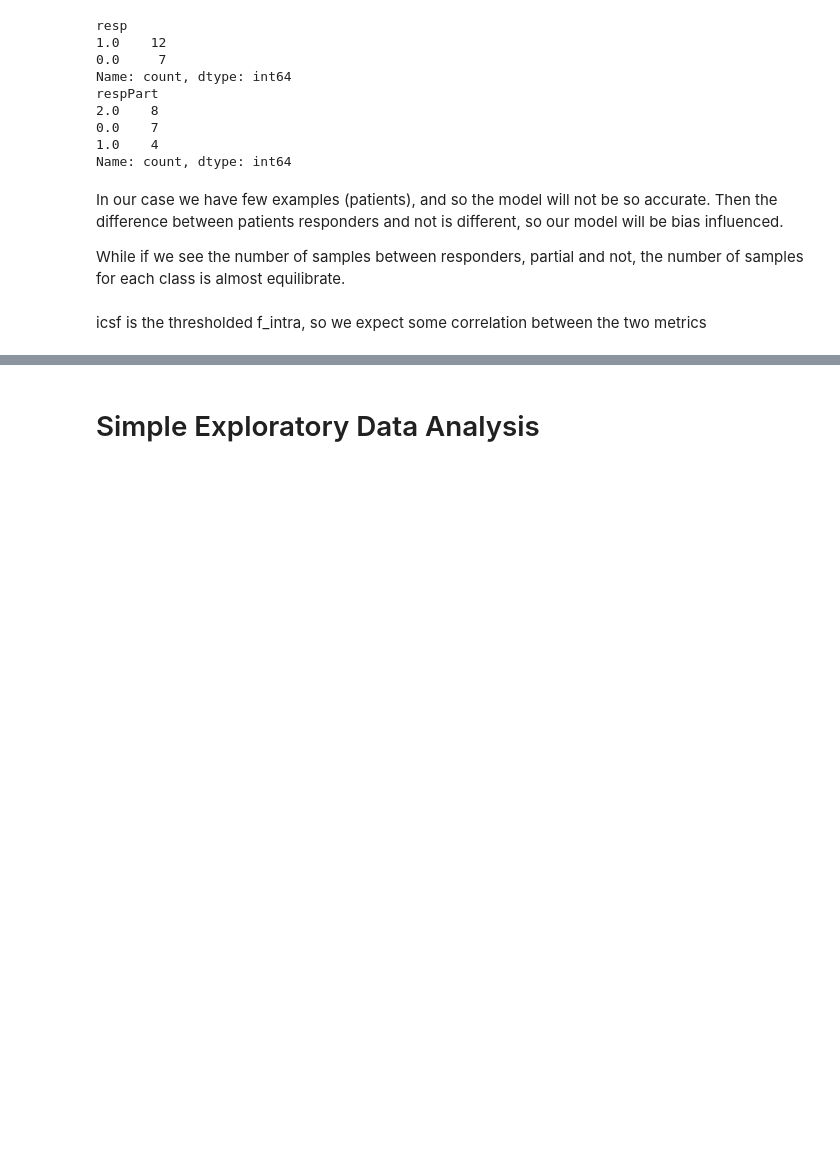
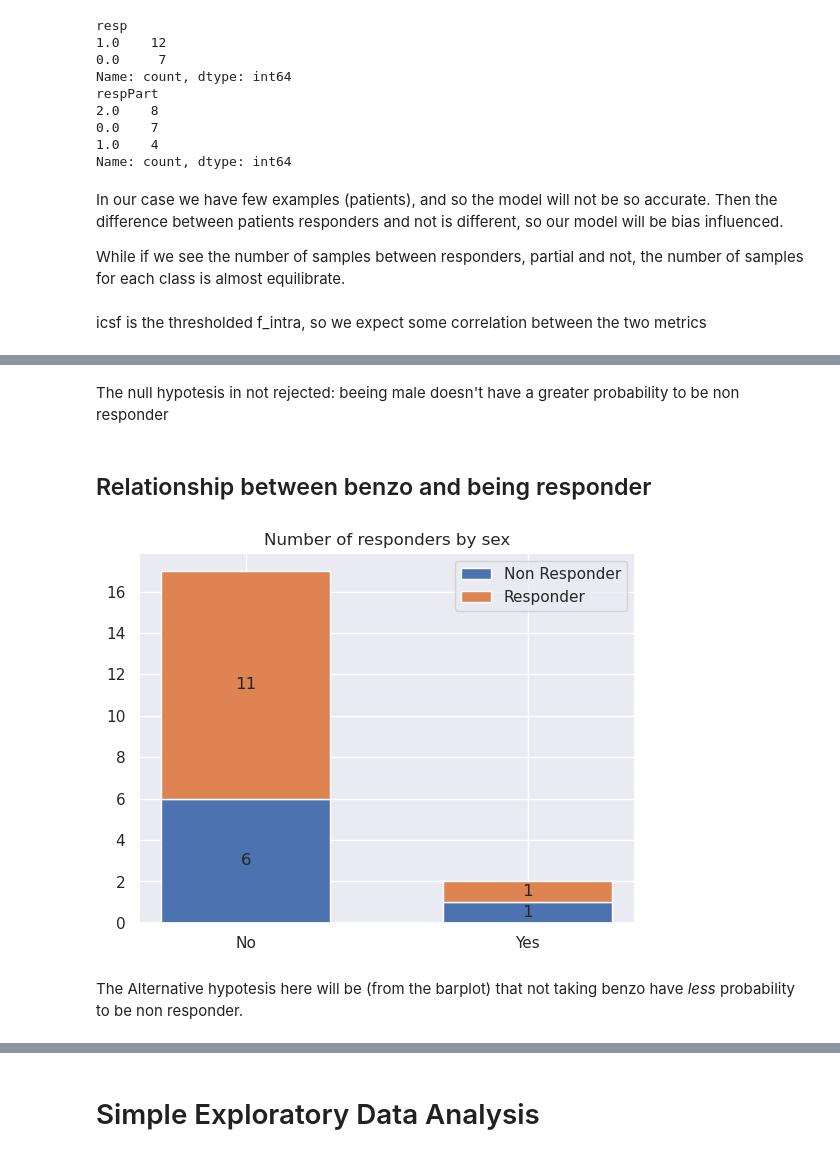
Before and after one commit to PiLAB-Medical-Imaging/TFE23-740_Epilepsy, a Jupyter notebook: src/analysis.ipynb, the cells around one changed output, grey strips where cells are left out. Drawn from its saved outputs; the diff is of its cells as text; code cells hidden in the pictures; blank space fills up the shorter version.

```diff
--- a/src/analysis.ipynb
+++ b/src/analysis.ipynb
@@ -173,0 +326,29 @@ dtype: float64
+# %% [markdown]
+The null hypotesis in not rejected: beeing male doesn't have a greater probability to be non responder
+# %% [markdown]
+## Relationship between benzo and being responder
+# %%
+cat = ("No", "Yes")
+resps = ("Non Responder", "Responder")
+width = 0.6
+
+fig, ax = plt.subplots()
+bottom = np.zeros(2)
+
+M = pd.crosstab(index=df["resp"], columns=df["benzo"]).to_numpy()
+
+for resp_idx, resp in enumerate(resps):
+
+    p = ax.bar(cat, M[resp_idx, :], width, label=resp, bottom=bottom)
+    bottom += M[resp_idx, :]
+
+    ax.bar_label(p, label_type="center")
+
+ax.set_title("Number of responders by sex")
+ax.legend()
+
+plt.show()
+# %% [output]
+[figure, added]
+# %% [markdown]
+The Alternative hypotesis here will be (from the barplot) that not taking benzo have *less* probability to be non responder.
```
Also changed, not shown: parts of 25 cells of this notebook, 4 other files.
